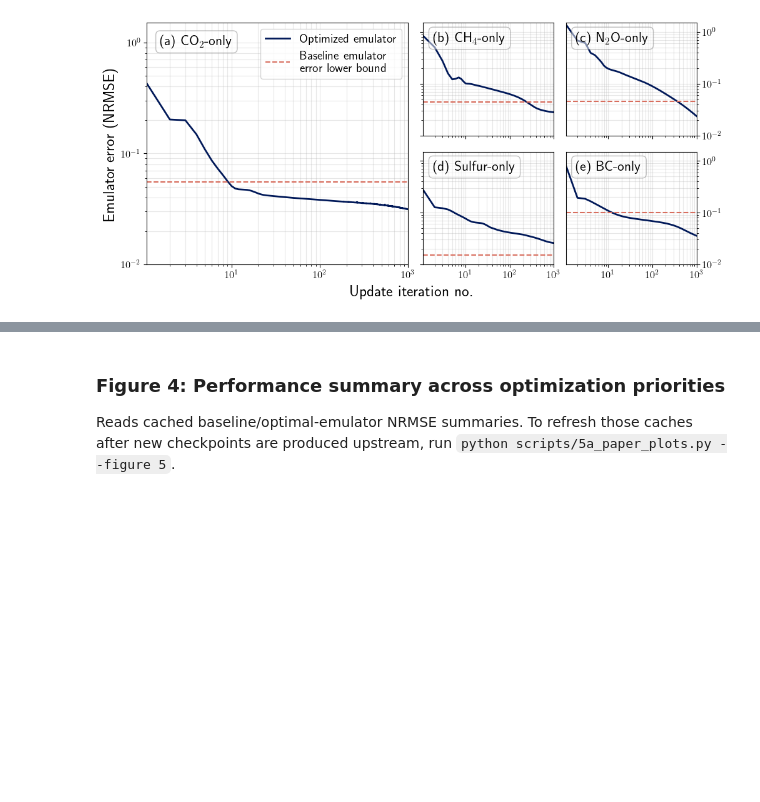
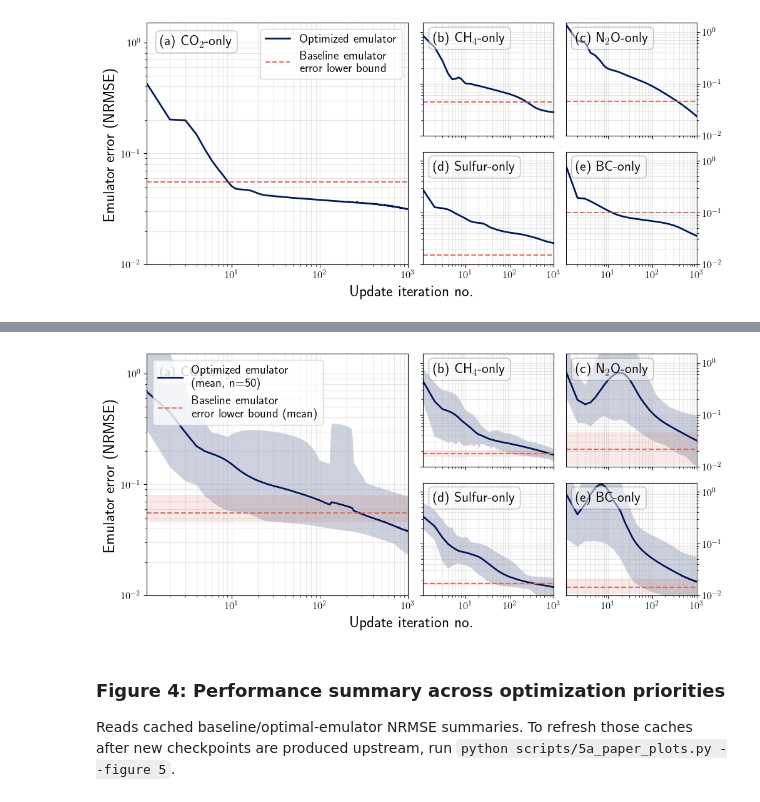
Before and after one commit to cbwomack/Emulator_Training_Data, a Jupyter notebook: 5a_paper_plots.ipynb, the cells around one changed output, grey strips where cells are left out. Cells and saved outputs as stored; diff of their text form; code cells hidden in the pictures; blank space fills up the shorter version.

```diff
--- a/5a_paper_plots.ipynb
+++ b/5a_paper_plots.ipynb
@@ -48,3 +59,13 @@ utils_plotting.plot_rmse_comparison_single(fig3_data['results_inverse'], fig3_da
+# %%
+fig3_seed_data = utils_inverse.load_fig3_single_forcing_data_seed_sweep()
+utils_plotting.plot_rmse_comparison_single(
+    fig3_data['results_inverse'], fig3_data['results_baseline'], fig3_data['labels'],
+    seed_errors_list=fig3_seed_data['seed_errors_list'],
+    seed_baseline_error_list=fig3_seed_data['seed_baseline_error_list'],
+    save=False,
+)
+# %% [output]
+[figure, added]
 # %% [markdown]
 ### Figure 4: Performance summary across optimization priorities
 
```
Also changed, not shown: parts of 5 cells of this notebook, 35 other files.
